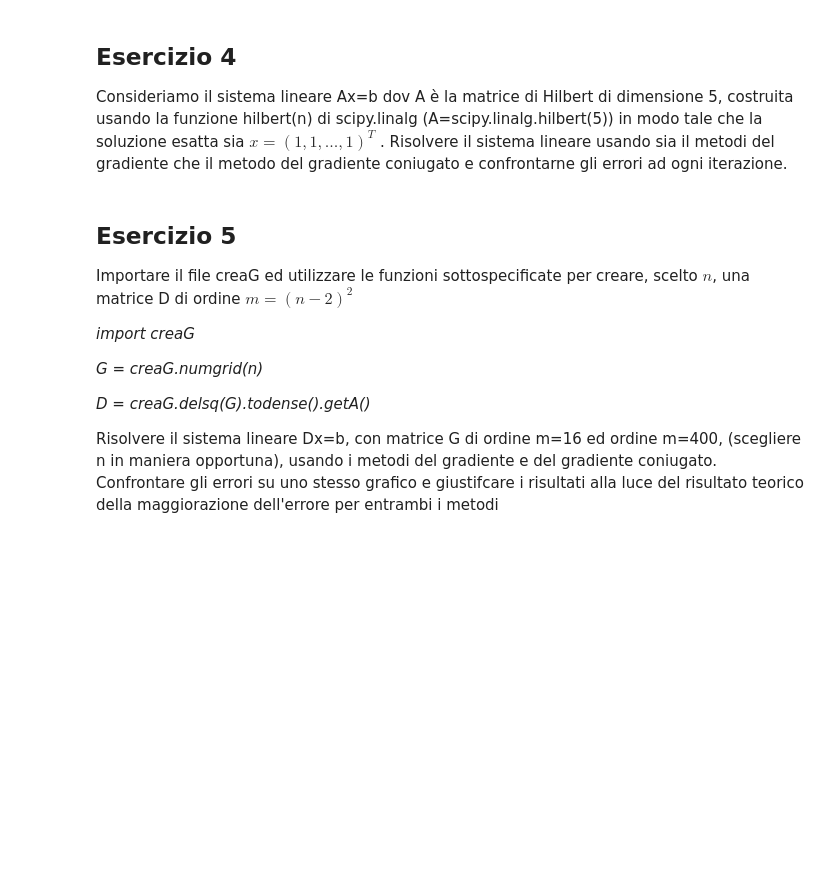
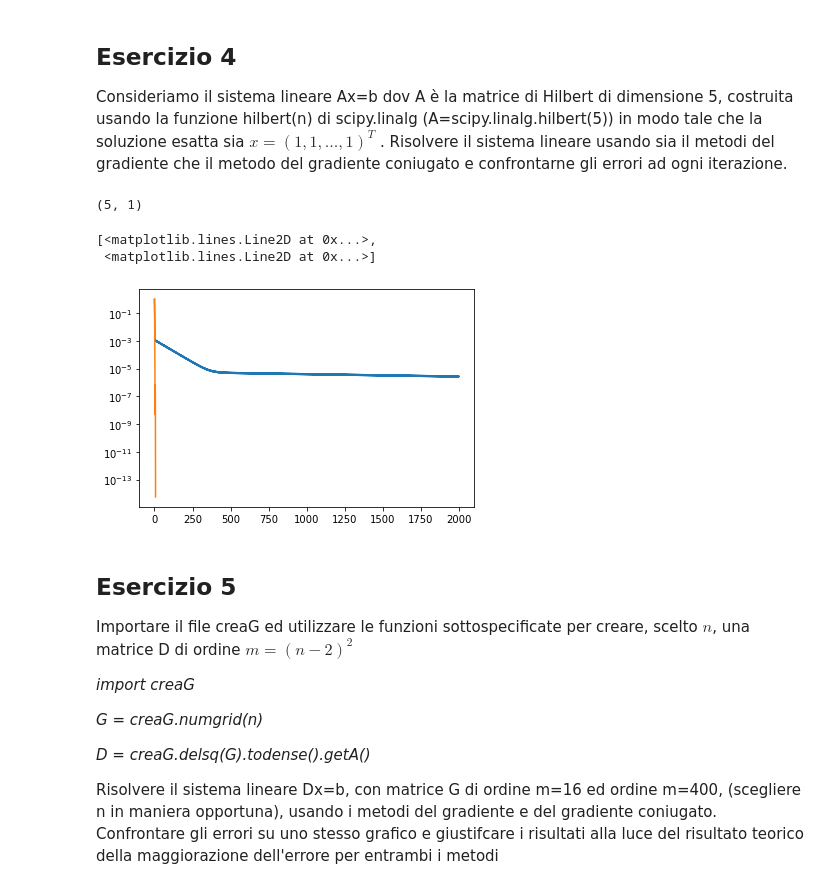
Before and after one commit to AndrewGagliottiUnibo/IoT-Project-network-, a Jupyter notebook: MetodiLab/09/Esercitazione_9.ipynb, the cells around one changed output. Saved outputs shown, nothing was run; the diff lists cells and outputs as text; code cells hidden in the pictures; blank space fills up the shorter version.

```diff
--- a/MetodiLab/09/Esercitazione_9.ipynb
+++ b/MetodiLab/09/Esercitazione_9.ipynb
@@ -57,12 +62,0 @@ def steepestdescent(A, b, x0, itmax, tol):
-# %%
-A = np.array([[8, 3], [3, 14]])
-print()
-n = A.shape[0]
-b = np.sum(A, axis=1)
-x0 = np.zeros(n)
-itmax = 500
-tol = 1e-8
-print(x0)
-x, err, vec_sol, it = steepestdescent(A, b, x0, itmax, tol)
-print(len(vec_sol))
-plt.semilogy(np.arange(it), err)
@@ -182,3 +174,22 @@ Risolvere il sistema lineare usando sia il metodi del gradiente che il metodo de
+# %%
+A2=hilbert(5)
+n2=A2.shape[0]
+b2=np.sum(A2,axis=1).reshape(n2,1)
+print(b2.shape)
+toll=1e-10
+itmax=2000
+x2_0=np.zeros_like(b2)
+# %% [output]
+(5, 1)
+# %%
+x_gr_2,vet_r_gr_2,vec_sol_gr2,itG_2=steepestdescent(A2,b2,x2_0,itmax,toll)
+x_CG_2,vet_r_CG_2,vec_sol_CG2,itCG_2=conjugate_gradient(A2,b2,x2_0,itmax,toll)
+# %%
+plt.semilogy(np.arange(itG_2+1),vet_r_gr_2,np.arange(itCG_2+1),vet_r_CG_2)
+# %% [output]
+[<matplotlib.lines.Line2D at 0x...>,
+ <matplotlib.lines.Line2D at 0x...>]
+[figure, added]
 # %% [markdown]
 ## Esercizio 5
 Importare il file creaG ed utilizzare le funzioni sottospecificate per creare, scelto $n$,  una matrice D di ordine $m=(n-2)^2$
```
Also changed, not shown: parts of 18 cells of this notebook.
